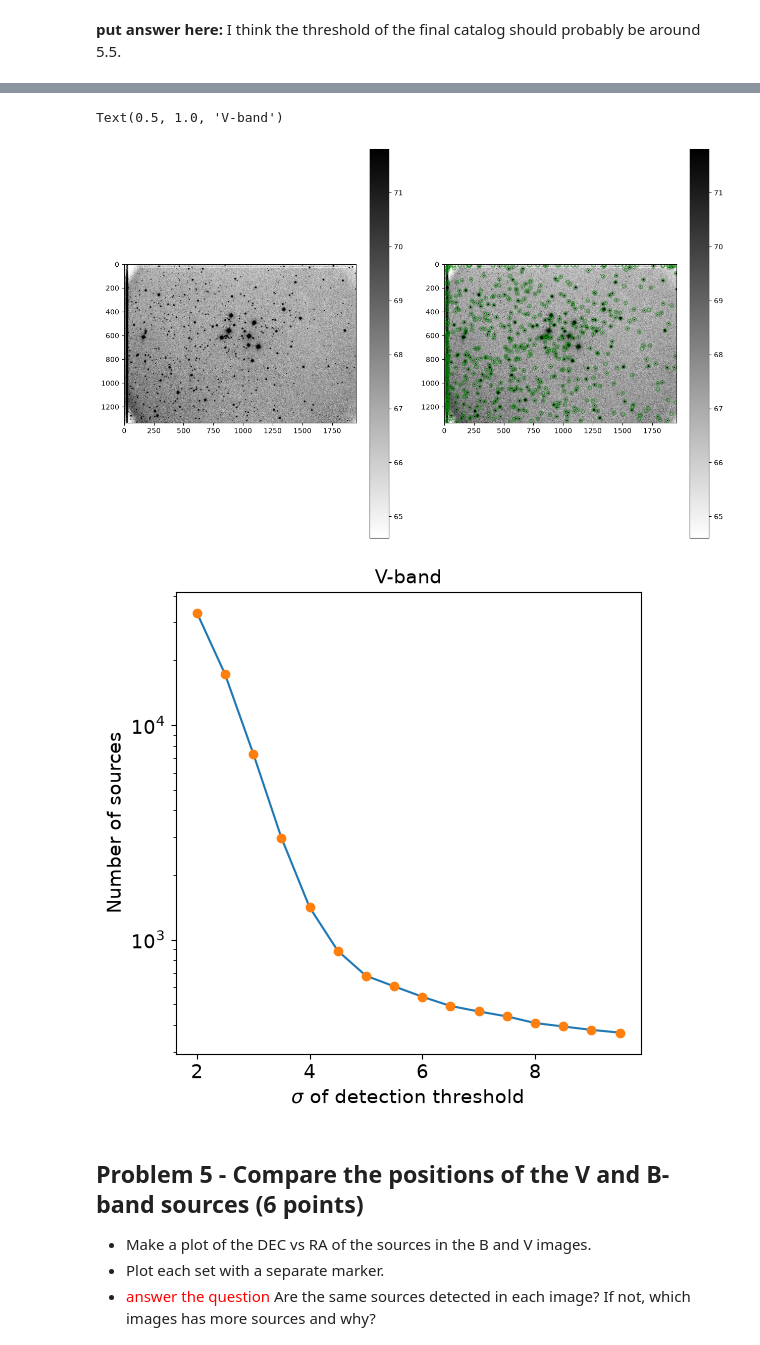
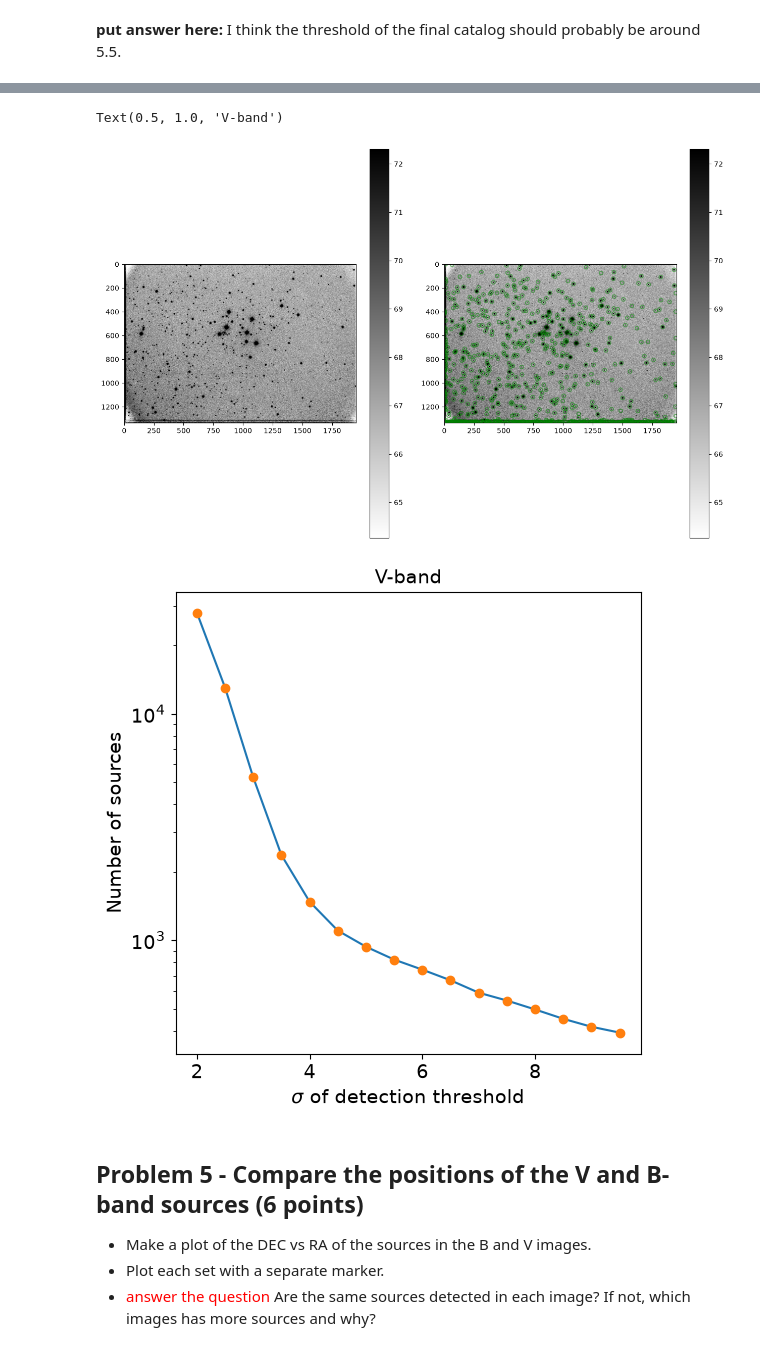
Before and after one commit to pbhakta04/Reductionproject_student, a Jupyter notebook: cluster_photometry_student.ipynb, the cells around one changed output, grey strips where cells are left out. Drawn from its saved outputs; the diff is of its cells as text; code cells hidden in the pictures.

```diff
--- a/cluster_photometry_student.ipynb
+++ b/cluster_photometry_student.ipynb
@@ -403,7 +397,7 @@ WARNING: Input data contains invalid values (NaNs or infs), which were automatic
 #*****************************************
 # update with the FWHM that you measured using fit_fwhm
 #you will need to update the threshold number based on plots you make in the next cell.
-daofind = DAOStarFinder(fwhm=4.57, threshold=4.2*std_b)
+daofind = DAOStarFinder(fwhm=4.55, threshold=4.2*std_b)
 
 # detect sources, using the image - median, which subtracts the sky level from image,
 # assuming a sky that is constant across the iamge
@@ -447,7 +441,7 @@ nsources_b = np.zeros(len(thresharr))
 #************
 #put in the appropriate FWHM you computed for this image earlier.
 for ithresh,thresh in enumerate(thresharr):
-    daofind = DAOStarFinder(fwhm=4.57, threshold=thresh*std_b)
+    daofind = DAOStarFinder(fwhm=4.55, threshold=thresh*std_b)
     sources_btmp = daofind(data_b - median_b)
     nsources_b[ithresh] = len(sources_btmp)
 
@@ -481,7 +475,7 @@ Based on the plot above, choose a threshold for your final catalog in the cell a
 data_g, header_g = fits.getdata('M29G.fits', header =True) #this reads in the v-band stacked image
 mean_g, median_g, std_g = sigma_clipped_stats(data_g, sigma = 3.0) #this is the estimated bg count
 
-daofind = DAOStarFinder(fwhm=4.16, threshold=5.*std_g) #this sets up daofind with the avg fwhm I found for the stars in the v-band image
+daofind = DAOStarFinder(fwhm=4.10, threshold=5.*std_g) #this sets up daofind with the avg fwhm I found for the stars in the v-band image
 
 sources_g = daofind(data_g - median_g) # this subtracts the sky from the image and detects objects
 
@@ -510,7 +504,7 @@ thresh_arr_g = np.arange(2., 10., 0.5) # this is
 nsources_g = np.zeros(len(thresh_arr_g))
 
 for ithresh,thresh in enumerate(thresh_arr_g):
-    daofind = DAOStarFinder(fwhm=4.16, threshold=thresh*std_g)
+    daofind = DAOStarFinder(fwhm=4.10, threshold=thresh*std_g)
     sources_gtmp = daofind(data_g - median_g)
     nsources_g[ithresh] = len(sources_gtmp)
 
@@ -528,7 +521,7 @@ WARNING: Input data contains invalid values (NaNs or infs), which were automatic
 WARNING: FITSFixedWarning: 'datfix' made the change 'Set MJD-OBS to 60240.956080 from DATE-OBS'. [astropy.wcs.wcs]
 Text(0.5, 1.0, 'V-band')
-[figure, old version]
+[figure, new version]
-[figure, old version]
+[figure, new version]
 # %% [markdown]
 ## Problem 5 - Compare the positions of the V and B-band sources (6 points)
 
```
Also changed, not shown: parts of 14 cells of this notebook.
